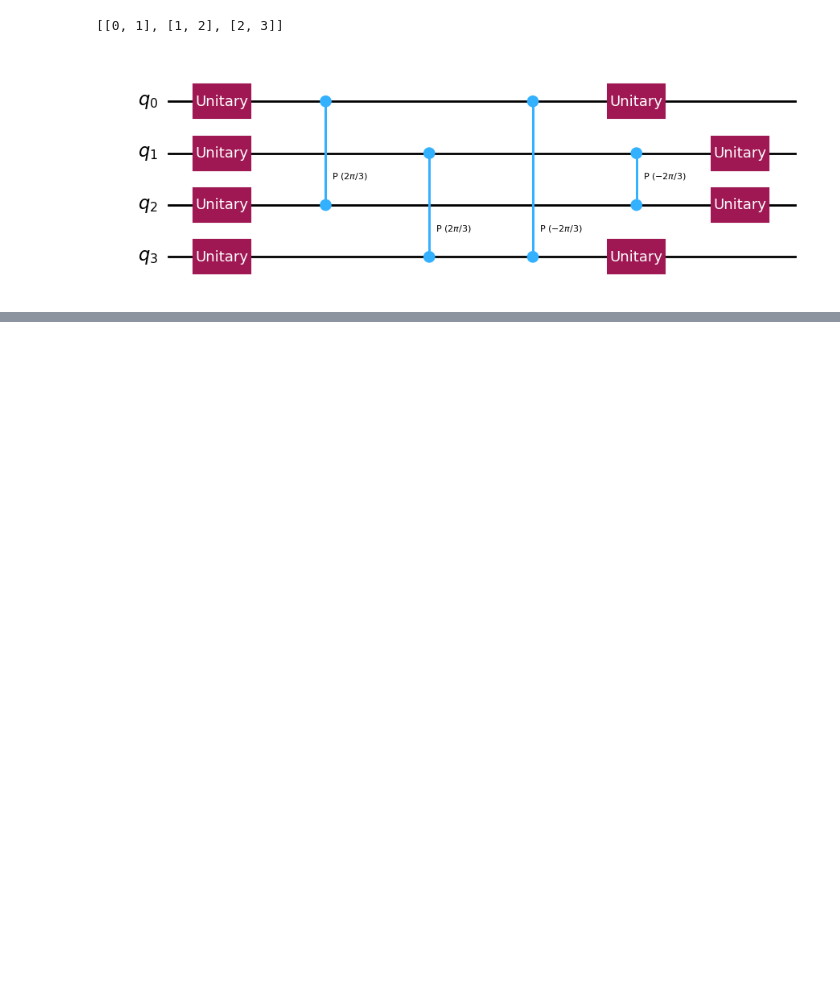
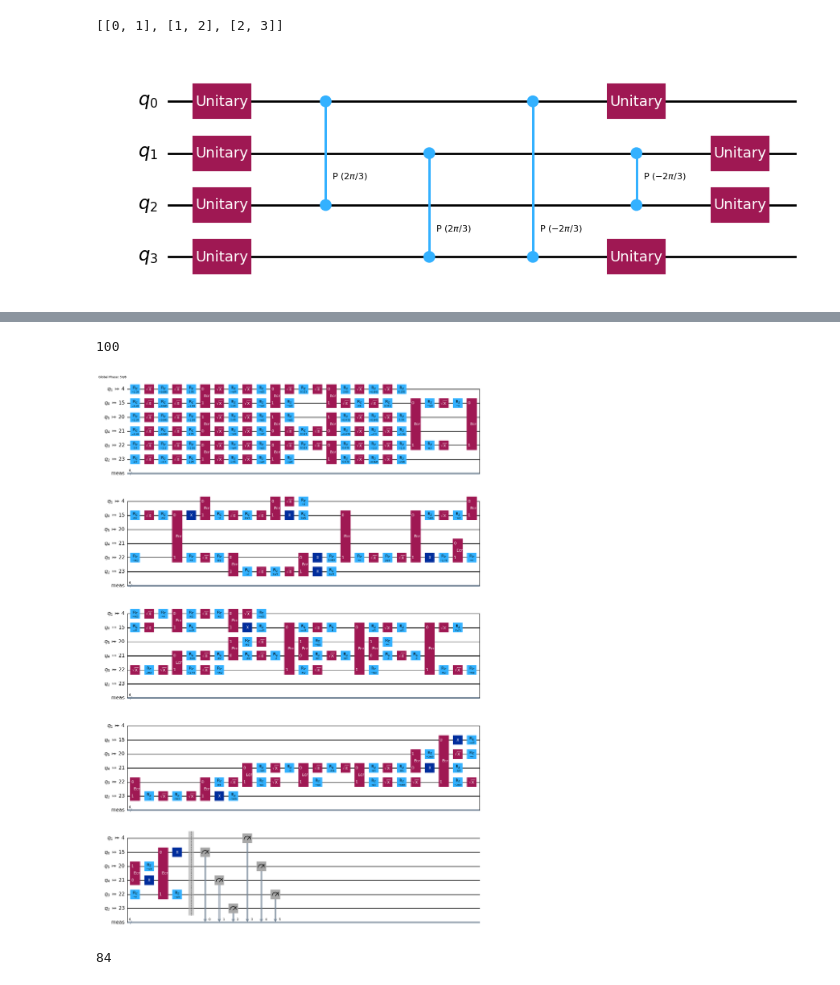
Before and after one commit to slysek/qudityD3, a Jupyter notebook: GHZstate.ipynb, the cells around one changed output, grey strips where cells are left out. Drawn from its saved outputs; the diff is of its cells as text; code cells hidden in the pictures; blank space fills up the shorter version.

```diff
--- a/GHZstate.ipynb
+++ b/GHZstate.ipynb
@@ -291,0 +329,16 @@ $$-0.6830127019 |000000\rangle- \frac{13176688 \cdot 2^{\frac{92}{109}} \cdot 3^
+# %%
+backendBrisbane = FakeBrisbane()
+backendTorino = FakeTorino()
+# %%
+targetBrisbane = backendBrisbane.target
+targetTorino = backendTorino.target
+# %%
+pass_managerBrisbane = generate_preset_pass_manager(
+    optimization_level=3, target=targetBrisbane
+)
+
+pass_managerTorino = generate_preset_pass_manager(
+    optimization_level=3, target=targetTorino
+)
+# %%
+transpiledBrisbane = pass_managerBrisbane.run(optiGHZ)
@@ -291,0 +347,12 @@ $$-0.6830127019 |000000\rangle- \frac{13176688 \cdot 2^{\frac{92}{109}} \cdot 3^
+# %%
+transpiledBrisbane.depth()
+# %% [output]
+100
+# %%
+transpiledBrisbane.draw('mpl', idle_wires=False)
+# %% [output]
+[figure, added]
+# %%
+transpiledTorino.depth()
+# %% [output]
+84
```
Also changed, not shown: parts of 33 cells of this notebook, 1 other file.
